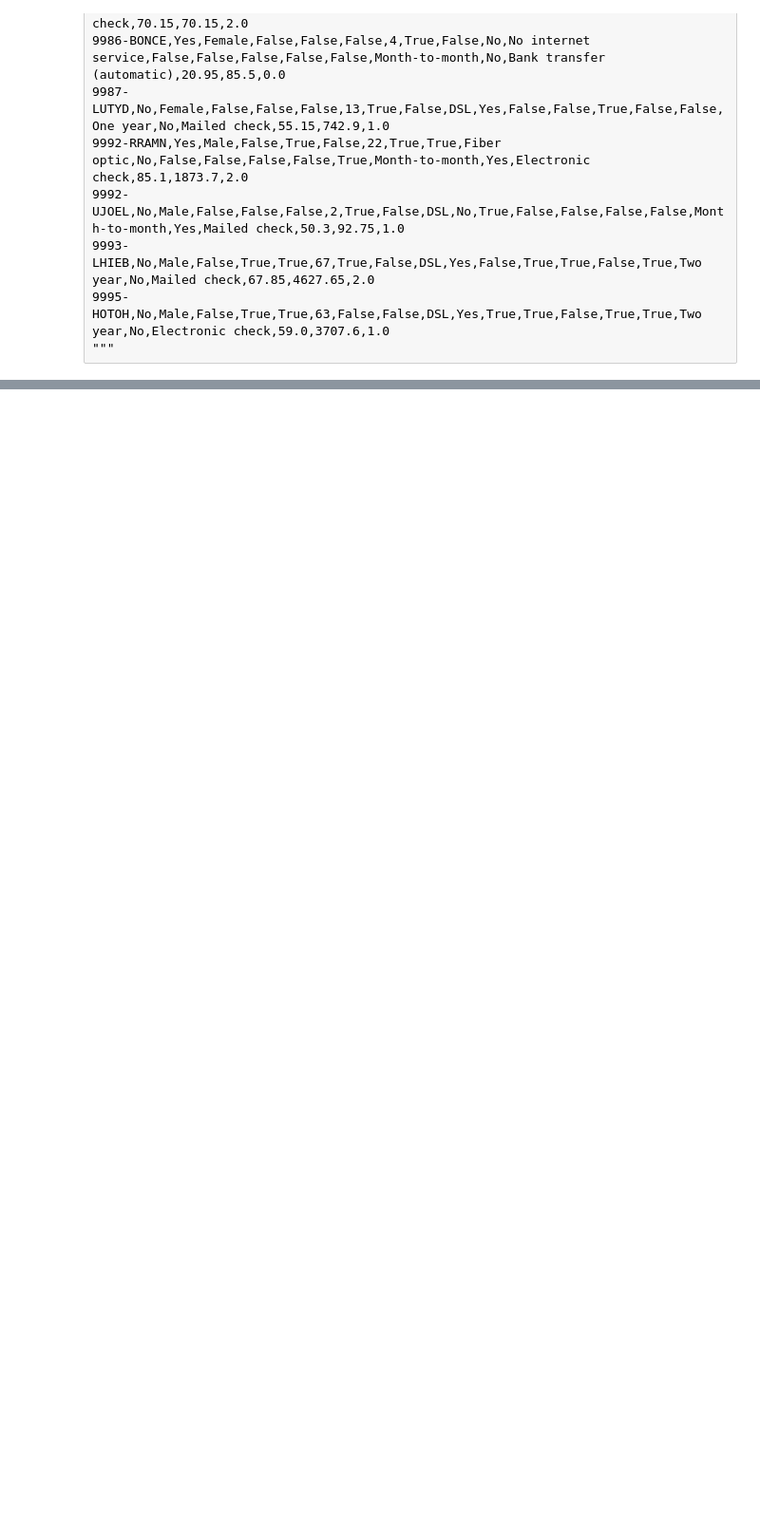
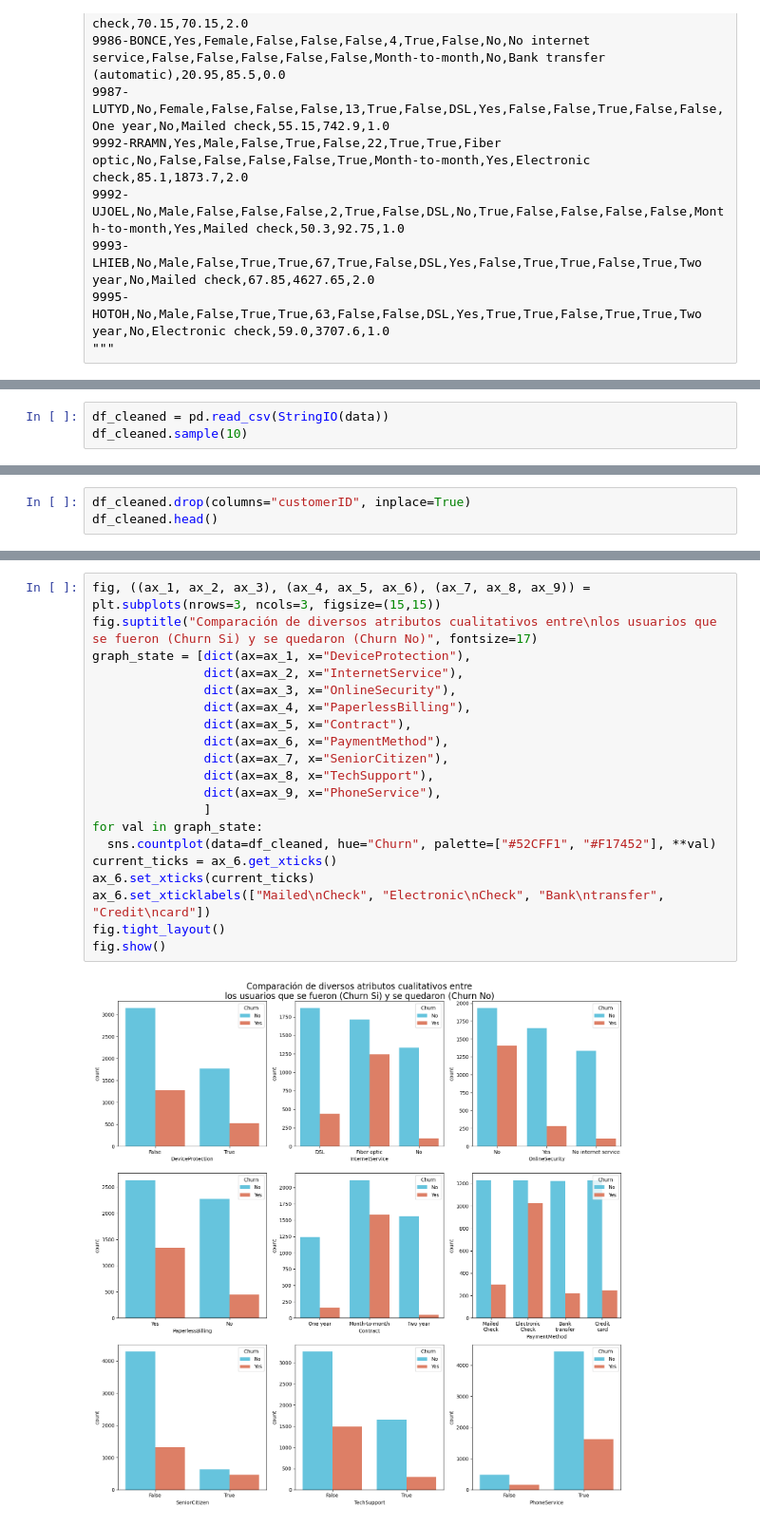
Before and after one commit to w4cha/alura_challange_telecom_pt2, a Jupyter notebook: desafio_alura_latam_churn_model.ipynb, the cells around one changed output, grey strips where cells are left out. Shown at 95% size. Saved outputs shown, nothing was run; the diff lists cells and outputs as text; blank space fills up the shorter version.

Commit message:
Entrega proyecto

```diff
--- a/desafio_alura_latam_churn_model.ipynb
+++ b/desafio_alura_latam_churn_model.ipynb
@@ -6713,0 +6734,3 @@ data = """customerID,Churn,gender,SeniorCitizen,Partner,Dependents,tenure,PhoneS
+# %%
+df_cleaned = pd.read_csv(StringIO(data))
+df_cleaned.sample(10)
@@ -6713,0 +6827,3 @@ data = """customerID,Churn,gender,SeniorCitizen,Partner,Dependents,tenure,PhoneS
+# %%
+df_cleaned.drop(columns="customerID", inplace=True)
+df_cleaned.head()
@@ -6713,0 +6938,22 @@ data = """customerID,Churn,gender,SeniorCitizen,Partner,Dependents,tenure,PhoneS
+# %%
+fig, ((ax_1, ax_2, ax_3), (ax_4, ax_5, ax_6), (ax_7, ax_8, ax_9)) = plt.subplots(nrows=3, ncols=3, figsize=(15,15))
+fig.suptitle("Comparación de diversos atributos cualitativos entre\nlos usuarios que se fueron (Churn Si) y se quedaron (Churn No)", fontsize=17)
+graph_state = [dict(ax=ax_1, x="DeviceProtection"),
+               dict(ax=ax_2, x="InternetService"),
+               dict(ax=ax_3, x="OnlineSecurity"),
+               dict(ax=ax_4, x="PaperlessBilling"),
+               dict(ax=ax_5, x="Contract"),
+               dict(ax=ax_6, x="PaymentMethod"),
+               dict(ax=ax_7, x="SeniorCitizen"),
+               dict(ax=ax_8, x="TechSupport"),
+               dict(ax=ax_9, x="PhoneService"),
+               ]
+for val in graph_state:
+  sns.countplot(data=df_cleaned, hue="Churn", palette=["#52CFF1", "#F17452"], **val)
+current_ticks = ax_6.get_xticks()
+ax_6.set_xticks(current_ticks)
+ax_6.set_xticklabels(["Mailed\nCheck", "Electronic\nCheck", "Bank\ntransfer", "Credit\ncard"])
+fig.tight_layout()
+fig.show()
+# %% [output]
+[figure, added]
```
Also changed, not shown: parts of 78 cells of this notebook.
